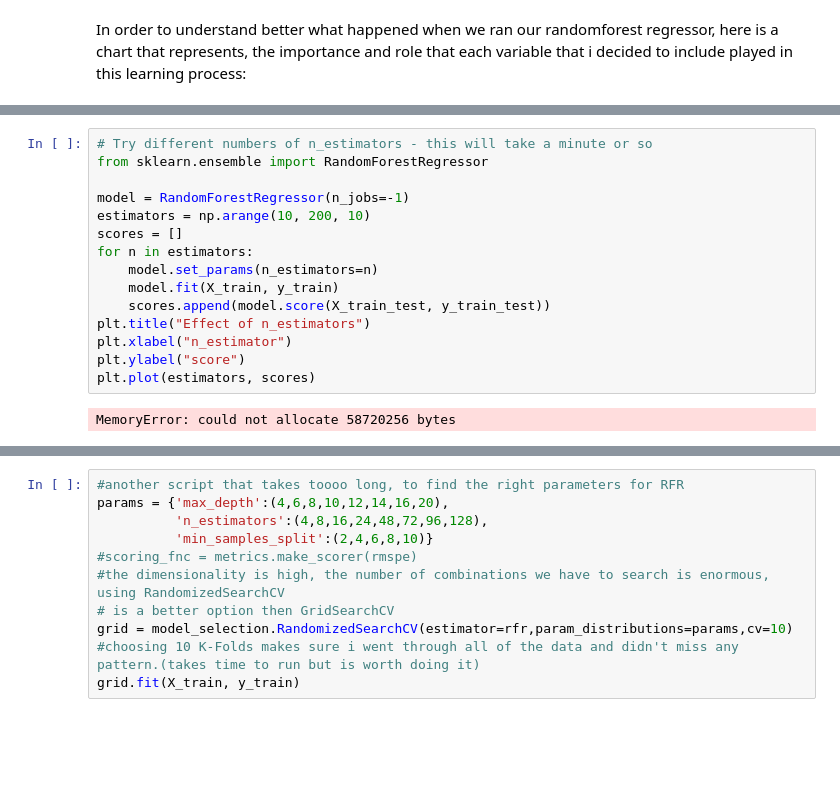
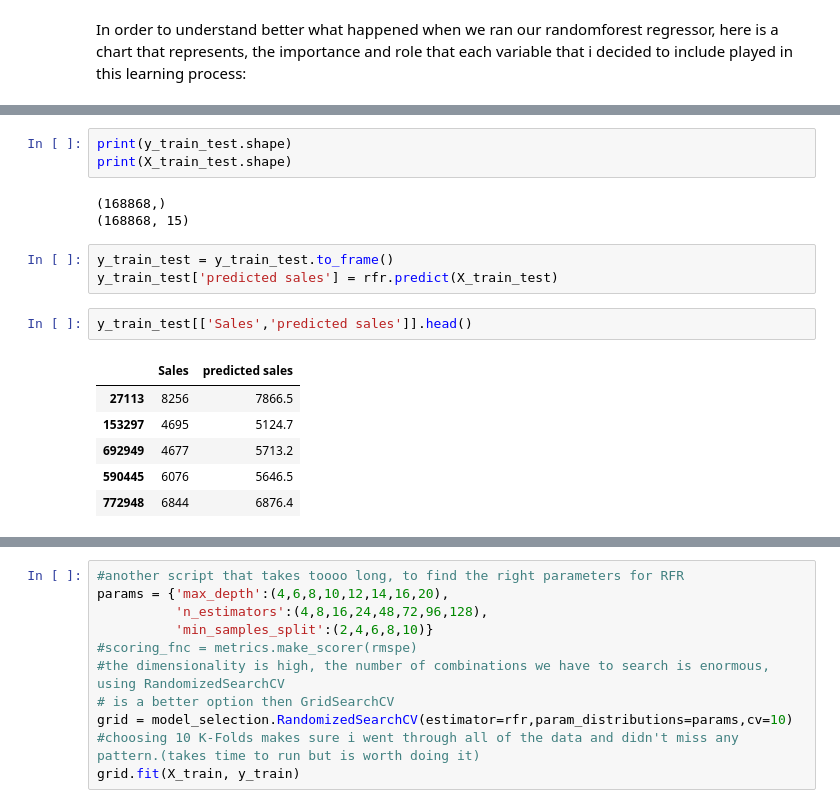
Before and after one commit to comsavvy/Rossman-Sales-Prediction, a Jupyter notebook: Rossman Sales Prediction.ipynb, the cells around one changed output, grey strips where cells are left out. Drawn from its saved outputs; the diff is of its cells as text; blank space fills up the shorter version.

```diff
--- a/Rossman Sales Prediction.ipynb
+++ b/Rossman Sales Prediction.ipynb
@@ -859,17 +861,18 @@ plt.show()
-# %%
-# Try different numbers of n_estimators - this will take a minute or so
-from sklearn.ensemble import RandomForestRegressor
-
-model = RandomForestRegressor(n_jobs=-1)
-estimators = np.arange(10, 200, 10)
-scores = []
-for n in estimators:
-    model.set_params(n_estimators=n)
-    model.fit(X_train, y_train)
-    scores.append(model.score(X_train_test, y_train_test))
-plt.title("Effect of n_estimators")
-plt.xlabel("n_estimator")
-plt.ylabel("score")
-plt.plot(estimators, scores)
-# %% [output]
-MemoryError: could not allocate 58720256 bytes
+# %%
+print(y_train_test.shape)
+print(X_train_test.shape)
+# %% [output]
+(168868,)
+(168868, 15)
+# %%
+y_train_test = y_train_test.to_frame()
+y_train_test['predicted sales'] = rfr.predict(X_train_test)
+# %%
+y_train_test[['Sales','predicted sales']].head()
+# %% [output]
+|  | Sales | predicted sales |
+| 27113 | 8256 | 7866.5 |
+| 153297 | 4695 | 5124.7 |
+| 692949 | 4677 | 5713.2 |
+| 590445 | 6076 | 5646.5 |
+| 772948 | 6844 | 6876.4 |
```
Also changed, not shown: parts of 7 cells of this notebook, 13 other files.
